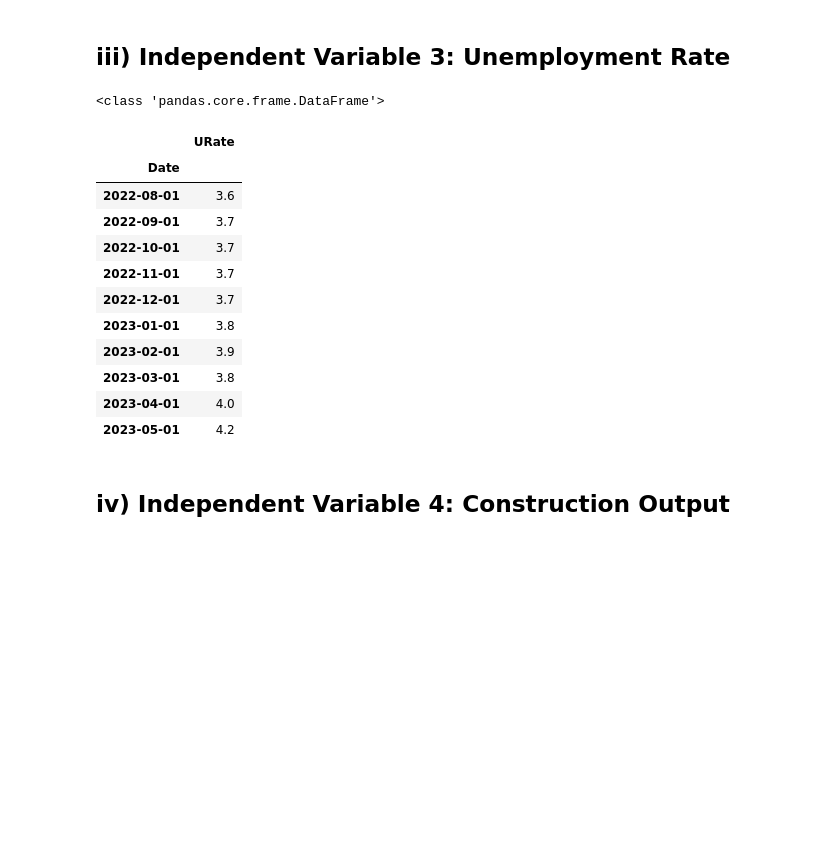
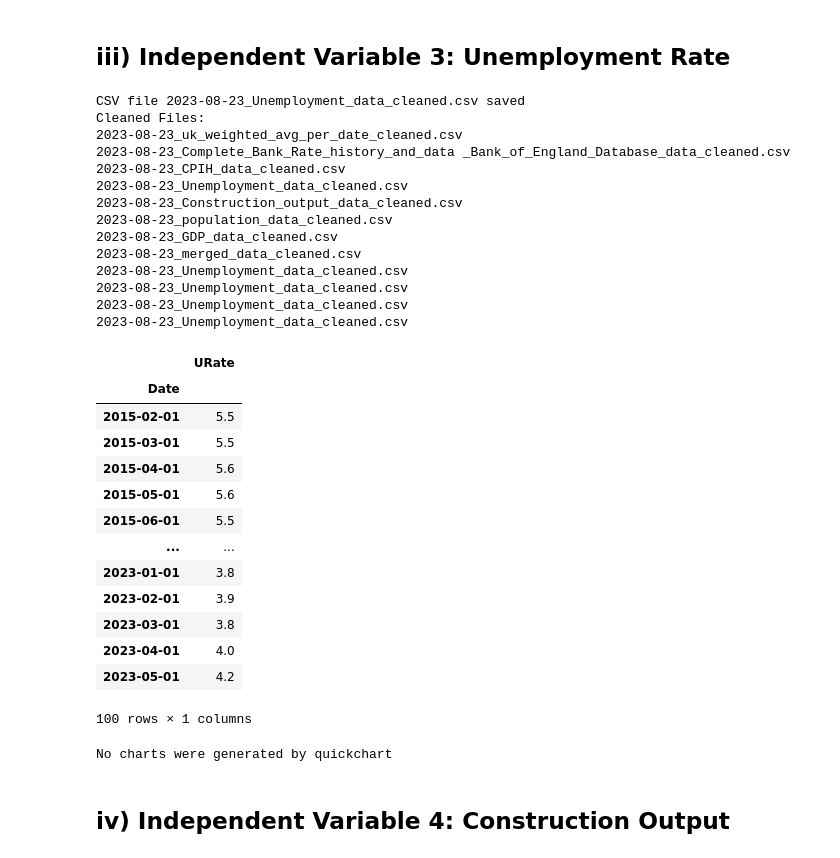
Before and after one commit to amyfthau/CFGSum23D1G4, a Jupyter notebook: Data_Cleaning.ipynb, the cells around one changed output. Drawn from its saved outputs; the diff is of its cells as text; code cells hidden in the pictures; blank space fills up the shorter version.

```diff
--- a/Data_Cleaning.ipynb
+++ b/Data_Cleaning.ipynb
@@ -281,13 +279,15 @@ def save_clean_data(file_name, df, cleaned_files_list):
     df.to_csv(output_file_name, index=index)
 
     # Append the cleaned file name to the list
-    cleaned_files_list.append(output_file_name)
+    cleaned_files_list.append(f"{output_file_name}")
 
     # Print success
     print(f"CSV file {output_file_name} saved")
 
-    # Print the list of cleaned file names
-    print("Cleaned Files:", cleaned_files_list)
+    # Print the list of cleaned file names line by line
+    print("Cleaned Files:")
+    for file_name in cleaned_files_list:
+        print(file_name)
 # %% [markdown]
 # C) Import Data Around Depedent Variable/ Target/ Response Variable: House Prices (and their features)
 
@@ -748,44 +774,60 @@ CPHI_df.head(200)
 # %%
 unemployment_df = pd.read_csv('/content/drive/MyDrive/CFGdegree_Sum23_D1_G4/Data_Collection/Predicting_House_Prices/unemployment.csv')
 unemployment_df.head(100)
 
 # Selecting relevant information
 unemployment_df = unemployment_df.loc[271:]
 
 # Rename the 'Title' column to 'Date'
 unemployment_df.rename(columns={'Title': 'Date'}, inplace=True)
 
 # Convert the 'Title' column to datetime format
 unemployment_df['Date'] = pd.to_datetime(unemployment_df['Date'], format='%Y %b')
 
 # Set the 'Date' column as the index
 unemployment_df.set_index('Date', inplace=True)
 
 # Sort the DataFrame based on the 'Date' column in ascending order
 unemployment_df = unemployment_df.sort_values(by='Date')
 
 # Rename unemployment rate by accessing column using its index
 column_index_to_rename = 0
 new_column_name = 'URate'
 unemployment_df.rename(columns={unemployment_df.columns[column_index_to_rename]: new_column_name}, inplace=True)
 
-print(type(unemployment_df))
-
-unemployment_df.tail(10)
+# Save the  DataFrame back to the CSV file
+save_clean_data("Unemployment_data", unemployment_df, cleaned_files_list)
+unemployment_df.tail(100)
 # %% [output]
-<class 'pandas.core.frame.DataFrame'>
+CSV file 2023-08-23_Unemployment_data_cleaned.csv saved
+Cleaned Files:
+2023-08-23_uk_weighted_avg_per_date_cleaned.csv
+2023-08-23_Complete_Bank_Rate_history_and_data _Bank_of_England_Database_data_cleaned.csv
+2023-08-23_CPIH_data_cleaned.csv
+2023-08-23_Unemployment_data_cleaned.csv
+2023-08-23_Construction_output_data_cleaned.csv
+2023-08-23_population_data_cleaned.csv
+2023-08-23_GDP_data_cleaned.csv
+2023-08-23_merged_data_cleaned.csv
+2023-08-23_Unemployment_data_cleaned.csv
+2023-08-23_Unemployment_data_cleaned.csv
+2023-08-23_Unemployment_data_cleaned.csv
+2023-08-23_Unemployment_data_cleaned.csv
 |  | URate |
 | Date |  |
-| 2022-08-01 | 3.6 |
-| 2022-09-01 | 3.7 |
-| 2022-10-01 | 3.7 |
-| 2022-11-01 | 3.7 |
-| 2022-12-01 | 3.7 |
+| 2015-02-01 | 5.5 |
+| 2015-03-01 | 5.5 |
+| 2015-04-01 | 5.6 |
+| 2015-05-01 | 5.6 |
+| 2015-06-01 | 5.5 |
+| ... | ... |
 | 2023-01-01 | 3.8 |
 | 2023-02-01 | 3.9 |
 | 2023-03-01 | 3.8 |
 | 2023-04-01 | 4.0 |
 | 2023-05-01 | 4.2 |
+100 rows × 1 columns
+No charts were generated by quickchart
 # %% [markdown]
 ## iv) Independent Variable 4: Construction Output
 # %%
```
Also changed, not shown: parts of 26 cells of this notebook.
